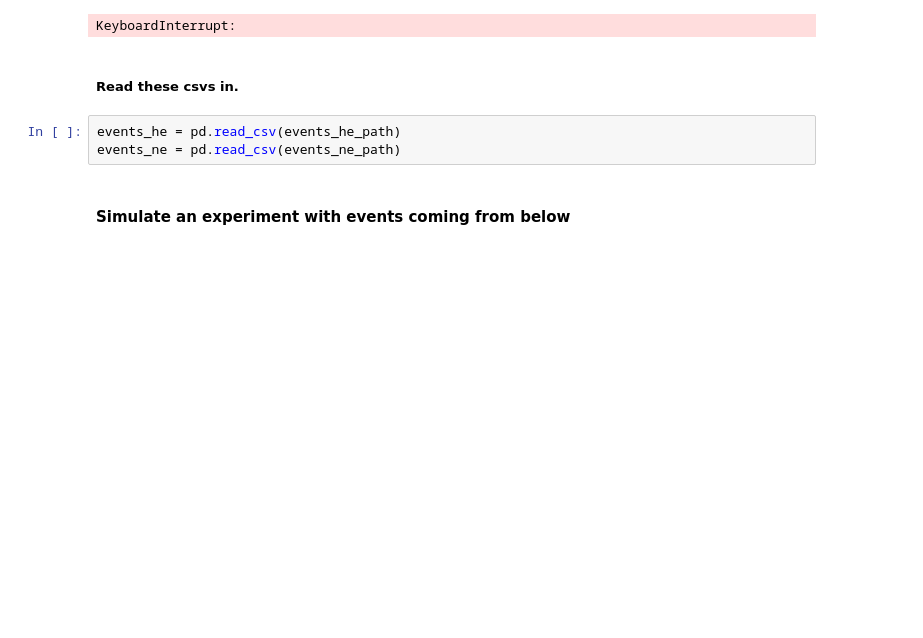
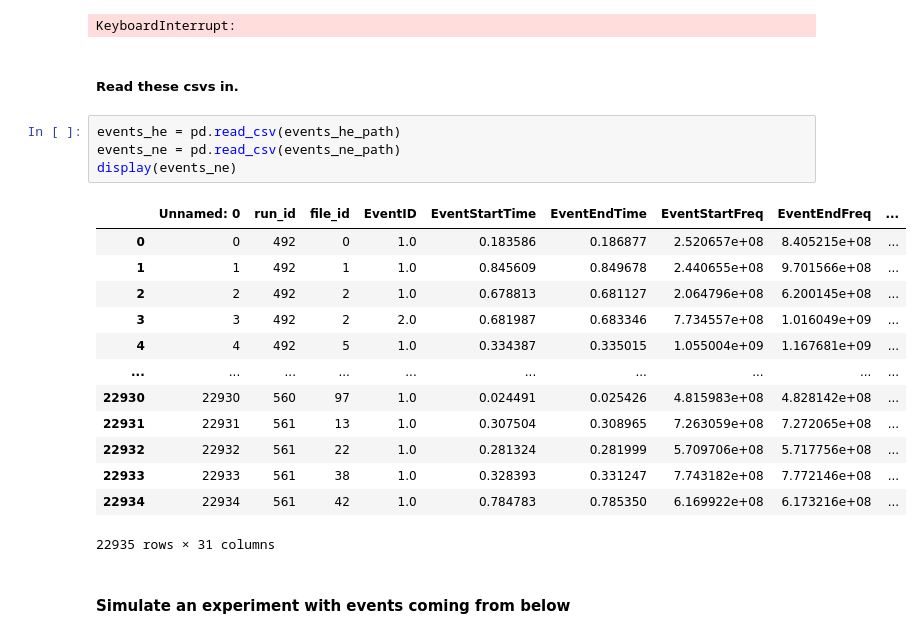
Before and after one commit to drewbyron/rocks-analysis-notebooks, a Jupyter notebook: MC_thesis_studies.ipynb, the cells around one changed output. Cells and saved outputs as stored; diff of their text form; blank space fills up the shorter version.

```diff
--- a/MC_thesis_studies.ipynb
+++ b/MC_thesis_studies.ipynb
@@ -1277,6 +1277,21 @@ KeyboardInterrupt:
 # %%
 events_he = pd.read_csv(events_he_path)
 events_ne = pd.read_csv(events_ne_path)
+display(events_ne)
+# %% [output]
+|  | Unnamed: 0 | run_id | file_id | EventID | EventStartTime | EventEndTime | EventStartFreq | EventEndFreq | ... |
+| 0 | 0 | 492 | 0 | 1.0 | 0.183586 | 0.186877 | 2.520657e+08 | 8.405215e+08 | ... |
+| 1 | 1 | 492 | 1 | 1.0 | 0.845609 | 0.849678 | 2.440655e+08 | 9.701566e+08 | ... |
+| 2 | 2 | 492 | 2 | 1.0 | 0.678813 | 0.681127 | 2.064796e+08 | 6.200145e+08 | ... |
+| 3 | 3 | 492 | 2 | 2.0 | 0.681987 | 0.683346 | 7.734557e+08 | 1.016049e+09 | ... |
+| 4 | 4 | 492 | 5 | 1.0 | 0.334387 | 0.335015 | 1.055004e+09 | 1.167681e+09 | ... |
+| ... | ... | ... | ... | ... | ... | ... | ... | ... | ... |
+| 22930 | 22930 | 560 | 97 | 1.0 | 0.024491 | 0.025426 | 4.815983e+08 | 4.828142e+08 | ... |
+| 22931 | 22931 | 561 | 13 | 1.0 | 0.307504 | 0.308965 | 7.263059e+08 | 7.272065e+08 | ... |
+| 22932 | 22932 | 561 | 22 | 1.0 | 0.281324 | 0.281999 | 5.709706e+08 | 5.717756e+08 | ... |
+| 22933 | 22933 | 561 | 38 | 1.0 | 0.328393 | 0.331247 | 7.743182e+08 | 7.772146e+08 | ... |
+| 22934 | 22934 | 561 | 42 | 1.0 | 0.784783 | 0.785350 | 6.169922e+08 | 6.173216e+08 | ... |
+22935 rows × 31 columns
 # %% [markdown]
 #### Simulate an experiment with events coming from below
 # %%
```
Also changed, not shown: parts of 2 cells of this notebook, 2 other files.
